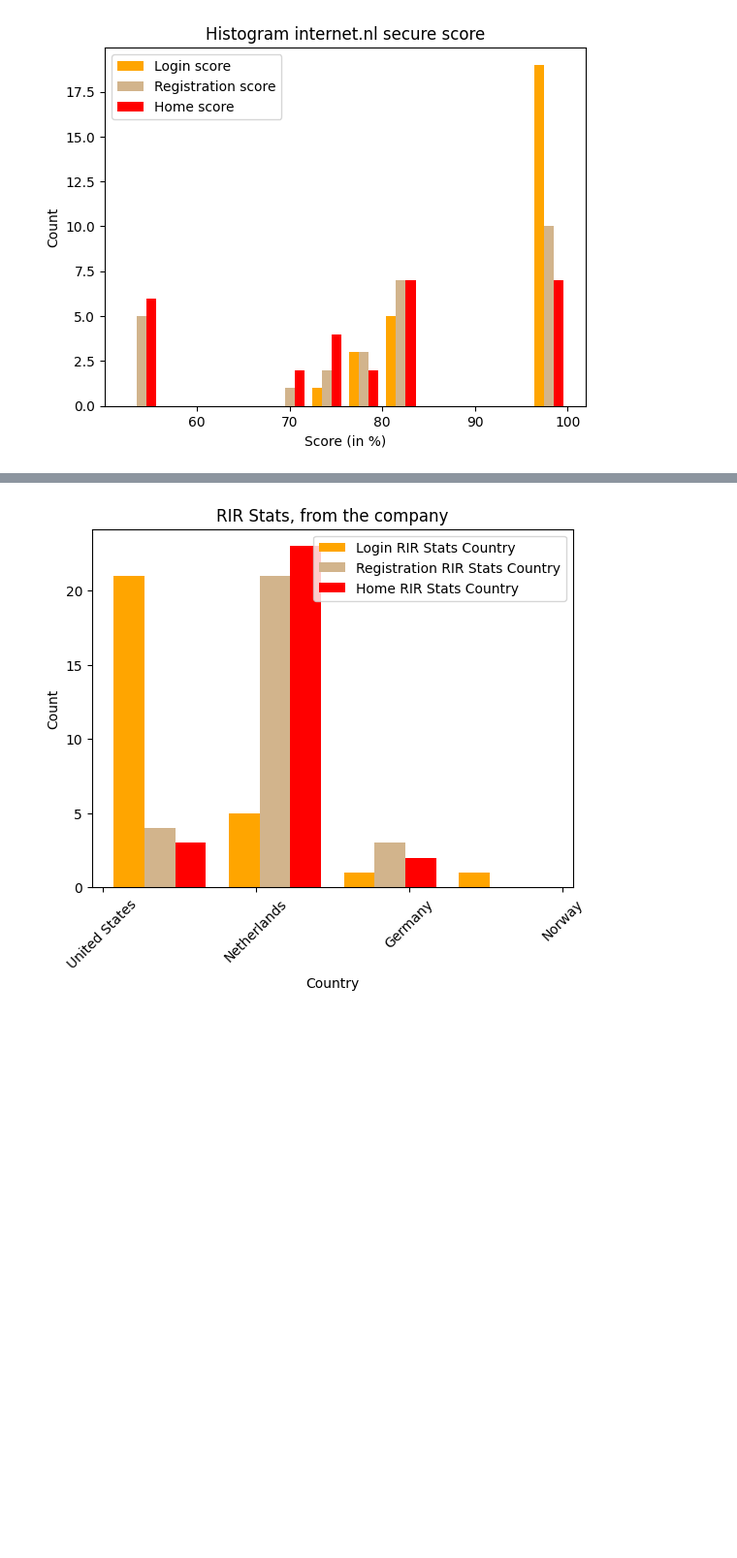
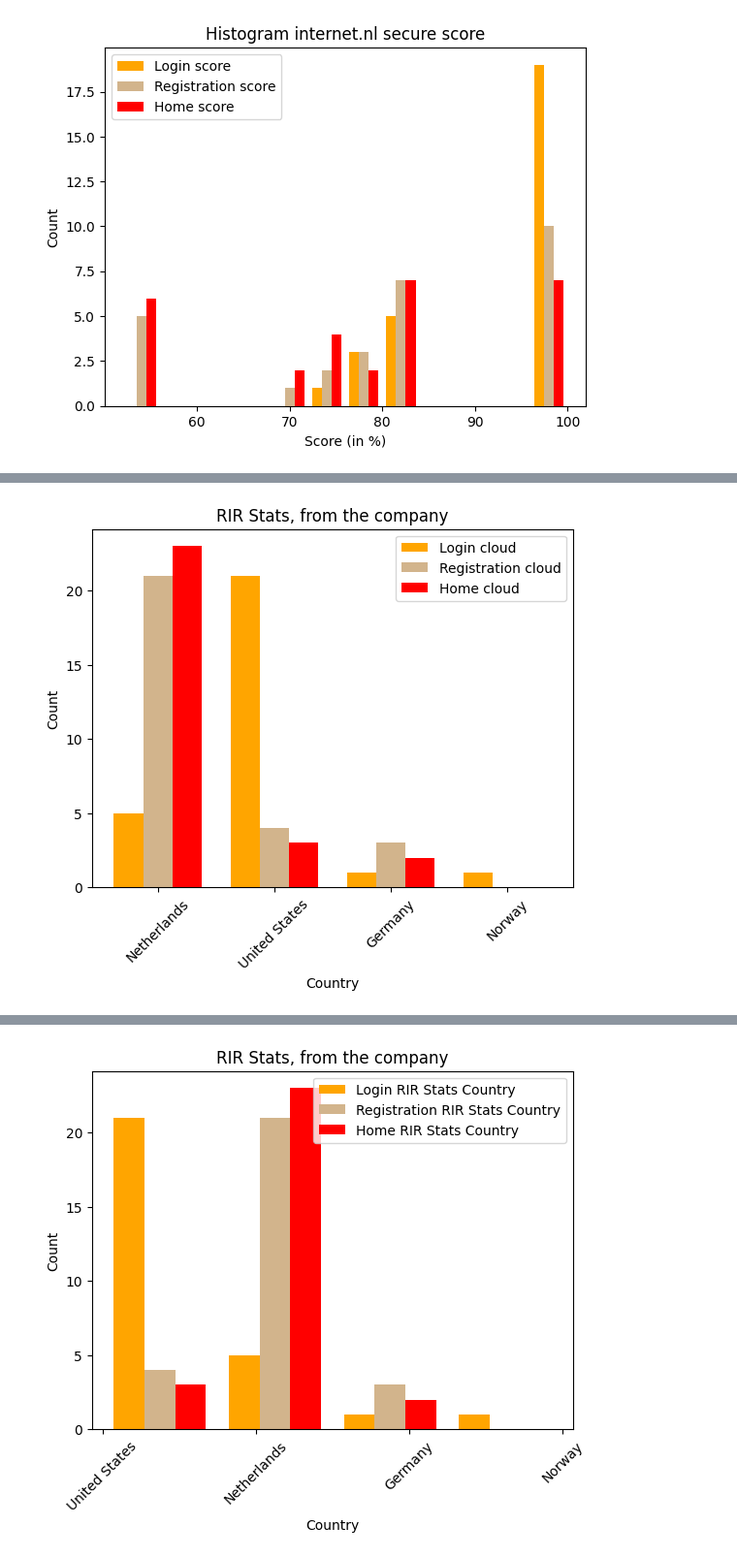
Before and after one commit to monecky/health_insurance_cloud_networking, a Jupyter notebook: result_excel.ipynb, the cells around one changed output, grey strips where cells are left out. Shown: that part at 97% size. Drawn from its saved outputs; the diff is of its cells as text; code cells hidden in the pictures; blank space fills up the shorter version.

```diff
--- a/result_excel.ipynb
+++ b/result_excel.ipynb
@@ -111,3 +137,38 @@ plt.show()
+# %%
+bins = ["Netherlands", "United States", "Germany","Norway"]
+
+# Create the x positions for the bars
+x = np.arange(len(bins))  # Create positions for each label
+width = 0.25  # Set the width of the bars
+
+# First set of bars: Login cloud
+counter = Counter(df["Login RIR Stats Country"])
+counts = [counter.get(label, 0) for label in bins]
+plt.bar(x - width, counts, width=width, color="orange", label="Login cloud")
+
+# Second set of bars: Registration cloud
+counter = Counter(df["Registration RIR Stats Country"])
+counts = [counter.get(label, 0) for label in bins]
+plt.bar(x, counts, width=width, color="tan", label="Registration cloud")
+
+# Third set of bars: Home cloud
+counter = Counter(df["Home RIR Stats Country"])
+counts = [counter.get(label, 0) for label in bins]
+plt.bar(x + width, counts, width=width, color="red", label="Home cloud")
+
+# Adding labels and title
+plt.xticks(x, bins, rotation=45)  # Set the x-axis labels
+plt.xlabel('Country')
+plt.ylabel('Count')
+plt.title('RIR Stats, from the company')
+
+# Adding the legend
+plt.legend()
+
+# Display the plot
+plt.show()
+# %% [output]
+[figure, added]
 # %%
 # Generate random data for the histogram
 x = [df["Login cloud"], df["Registration cloud"], df["Home cloud"]]
```
Also changed, not shown: parts of 5 cells of this notebook, 3 other files.
